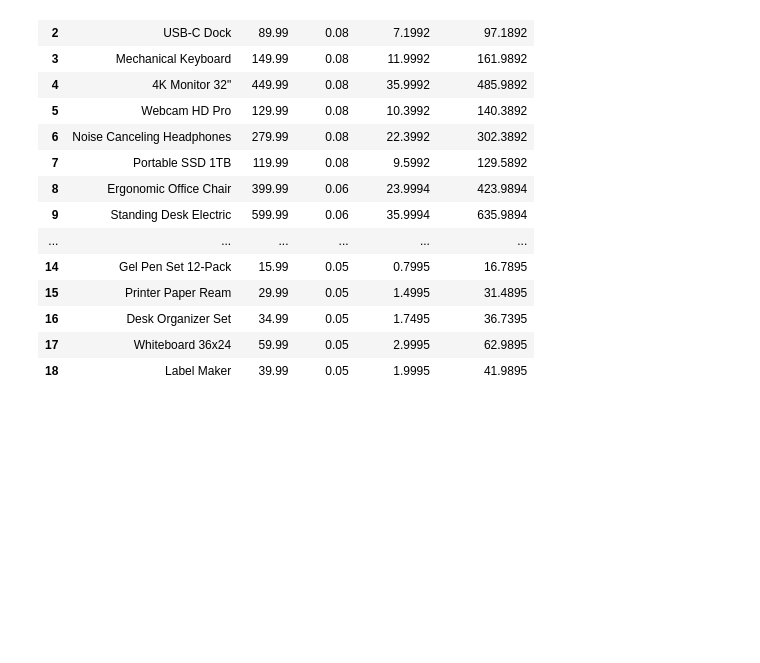
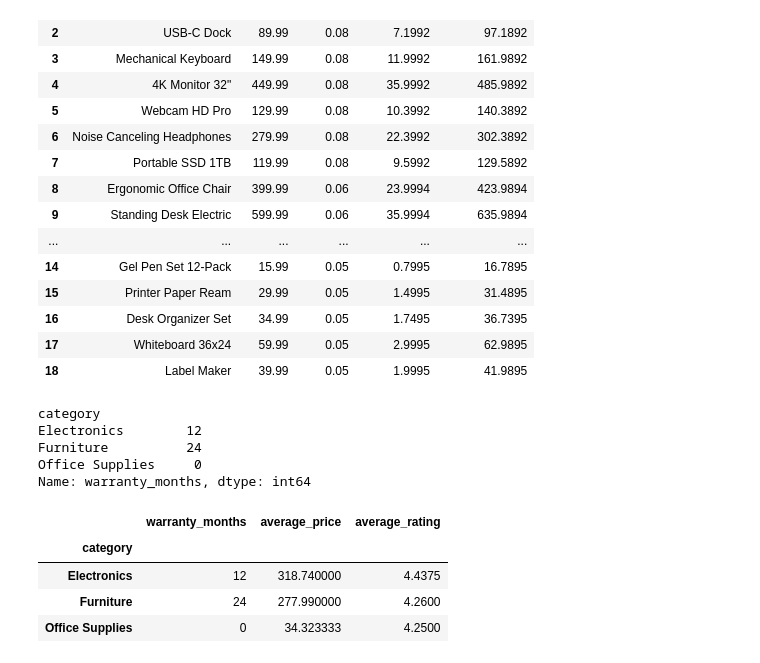
Before and after one commit to khing-fm/Data_Science, a Jupyter notebook: pandas-for_data-analytics_JSON-File.ipynb, the cells around one changed output. Cells and saved outputs as stored; diff of their text form; code cells hidden in the pictures; blank space fills up the shorter version.

```diff
--- a/pandas-for_data-analytics_JSON-File.ipynb
+++ b/pandas-for_data-analytics_JSON-File.ipynb
@@ -536,3 +507,32 @@ display(
 | 16 | Desk Organizer Set | 34.99 | 0.05 | 1.7495 | 36.7395 |
 | 17 | Whiteboard 36x24 | 59.99 | 0.05 | 2.9995 | 62.9895 |
 | 18 | Label Maker | 39.99 | 0.05 | 1.9995 | 41.9895 |
+# %%
+# 14. Warranty Analysis
+
+warranty_summary = df.groupby(
+    'category'
+)['warranty_months'].first()
+
+print(warranty_summary)
+
+# Does category with longest warranty have highest avaerage price?
+
+warranty_analysis = df.groupby('category').agg(
+    warranty_months=('warranty_months', 'first'),
+    average_price=('price', 'mean'),
+    average_rating=('rating', 'mean')
+)
+
+display(warranty_analysis)
+# %% [output]
+category
+Electronics        12
+Furniture          24
+Office Supplies     0
+Name: warranty_months, dtype: int64
+|  | warranty_months | average_price | average_rating |
+| category |  |  |  |
+| Electronics | 12 | 318.740000 | 4.4375 |
+| Furniture | 24 | 277.990000 | 4.2600 |
+| Office Supplies | 0 | 34.323333 | 4.2500 |
```
Also changed, not shown: parts of 10 cells of this notebook.
